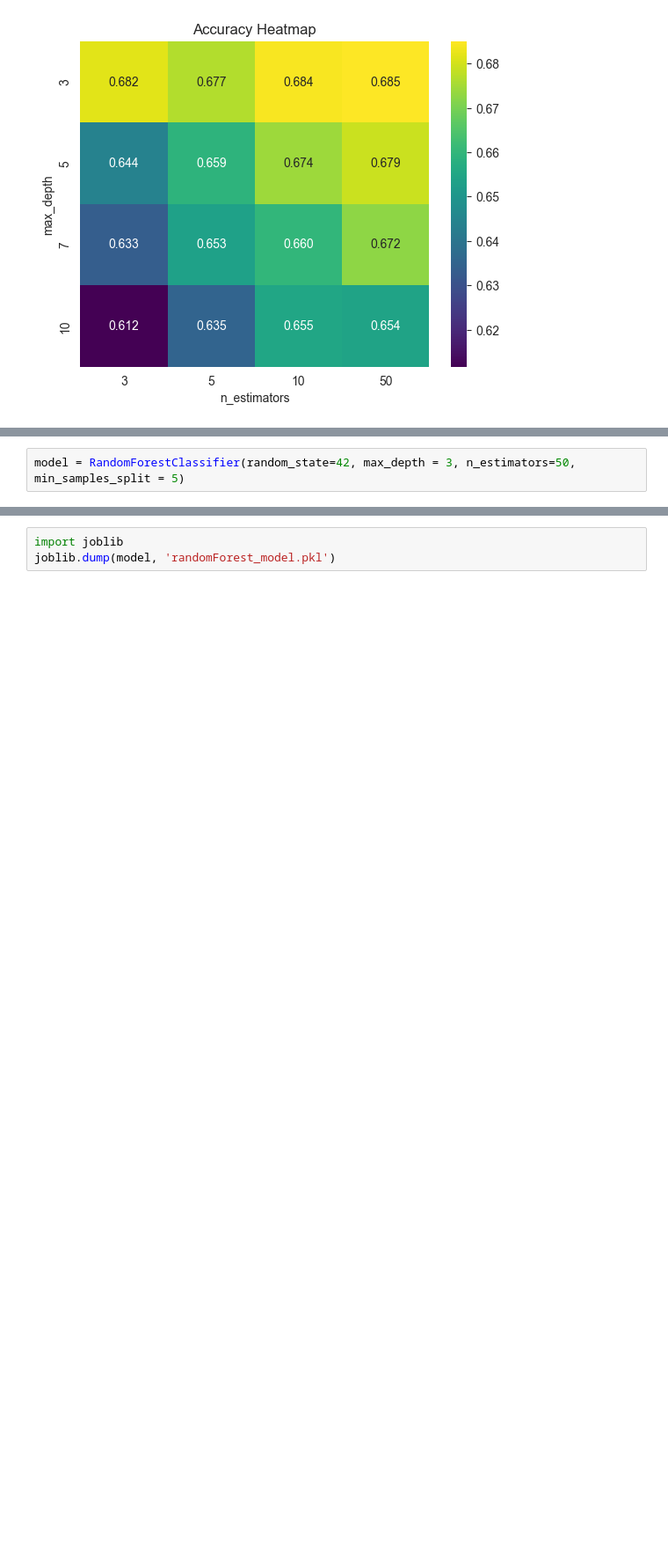
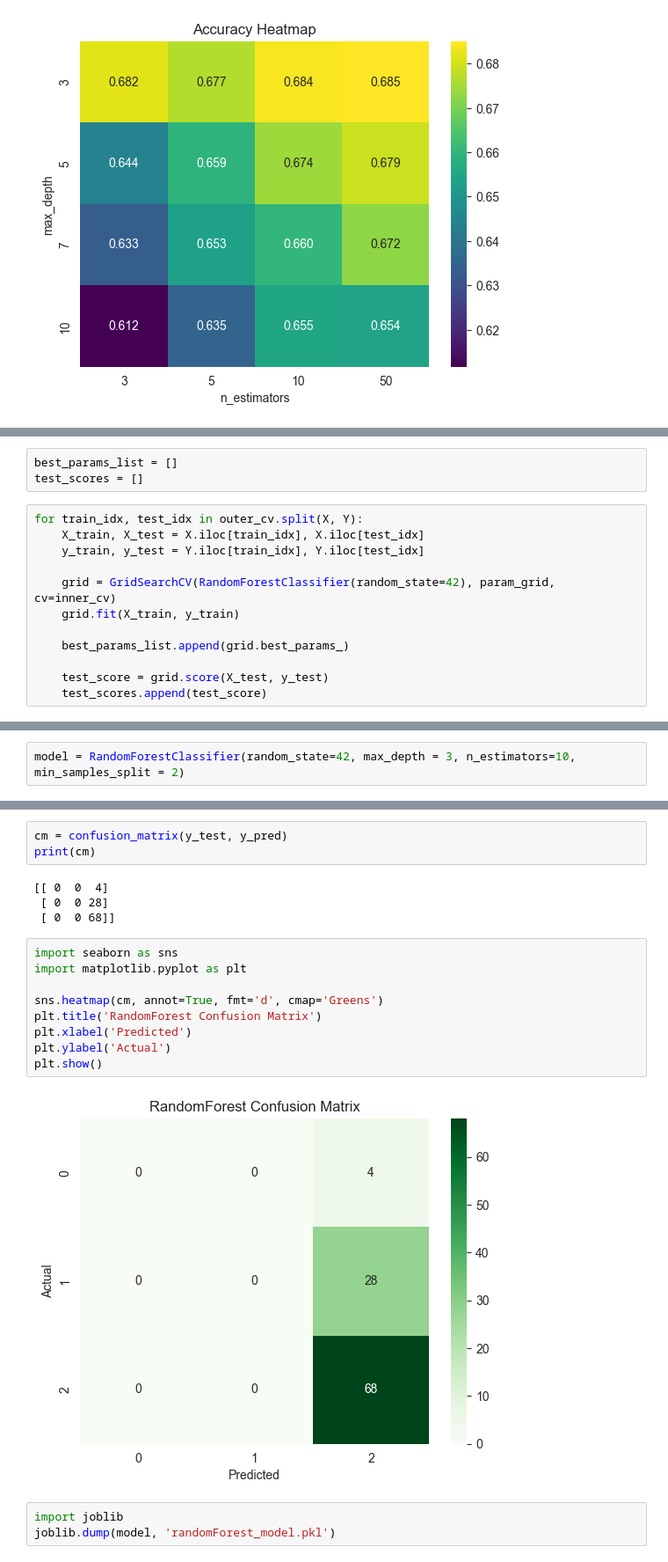
Before and after one commit to rubysmac/AI4ALL-Ignite-SU25, a Jupyter notebook: RandomForest (1).ipynb, the cells around one changed output, grey strips where cells are left out. Shown at 88% size. Drawn from its saved outputs; the diff is of its cells as text; blank space fills up the shorter version.

```diff
--- a/RandomForest (1).ipynb
+++ b/RandomForest (1).ipynb
@@ -82,0 +89,15 @@ plt.show()
+# %%
+best_params_list = []
+test_scores = []
+# %%
+for train_idx, test_idx in outer_cv.split(X, Y):
+    X_train, X_test = X.iloc[train_idx], X.iloc[test_idx]
+    y_train, y_test = Y.iloc[train_idx], Y.iloc[test_idx]
+
+    grid = GridSearchCV(RandomForestClassifier(random_state=42), param_grid, cv=inner_cv)
+    grid.fit(X_train, y_train)
+
+    best_params_list.append(grid.best_params_)
+
+    test_score = grid.score(X_test, y_test)
+    test_scores.append(test_score)
@@ -83,2 +124,2 @@ plt.show()
 # %%
-model = RandomForestClassifier(random_state=42, max_depth = 3, n_estimators=50, min_samples_split = 5)
+model = RandomForestClassifier(random_state=42, max_depth = 3, n_estimators=10, min_samples_split = 2)
@@ -103,3 +136,21 @@ Accuracy: 0.67
+# %%
+cm = confusion_matrix(y_test, y_pred)
+print(cm)
+# %% [output]
+[[ 0  0  4]
+ [ 0  0 28]
+ [ 0  0 68]]
+# %%
+import seaborn as sns
+import matplotlib.pyplot as plt
+
+sns.heatmap(cm, annot=True, fmt='d', cmap='Greens')
+plt.title('RandomForest Confusion Matrix')
+plt.xlabel('Predicted')
+plt.ylabel('Actual')
+plt.show()
+# %% [output]
+[figure, added]
 # %%
 import joblib
 joblib.dump(model, 'randomForest_model.pkl')
```
Also changed, not shown: parts of 9 cells of this notebook.
